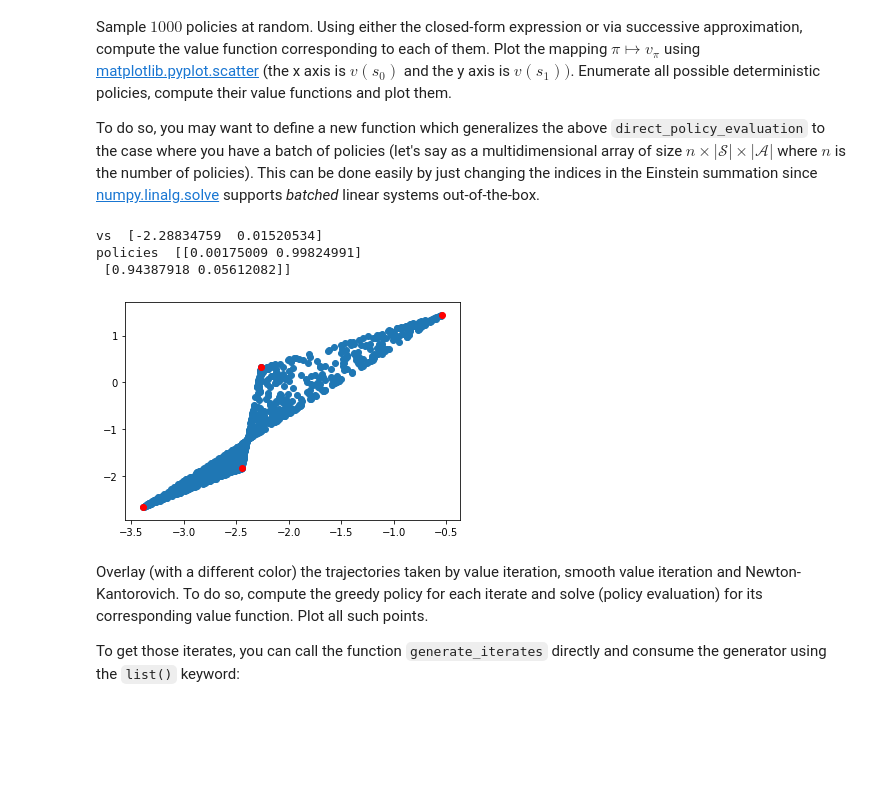
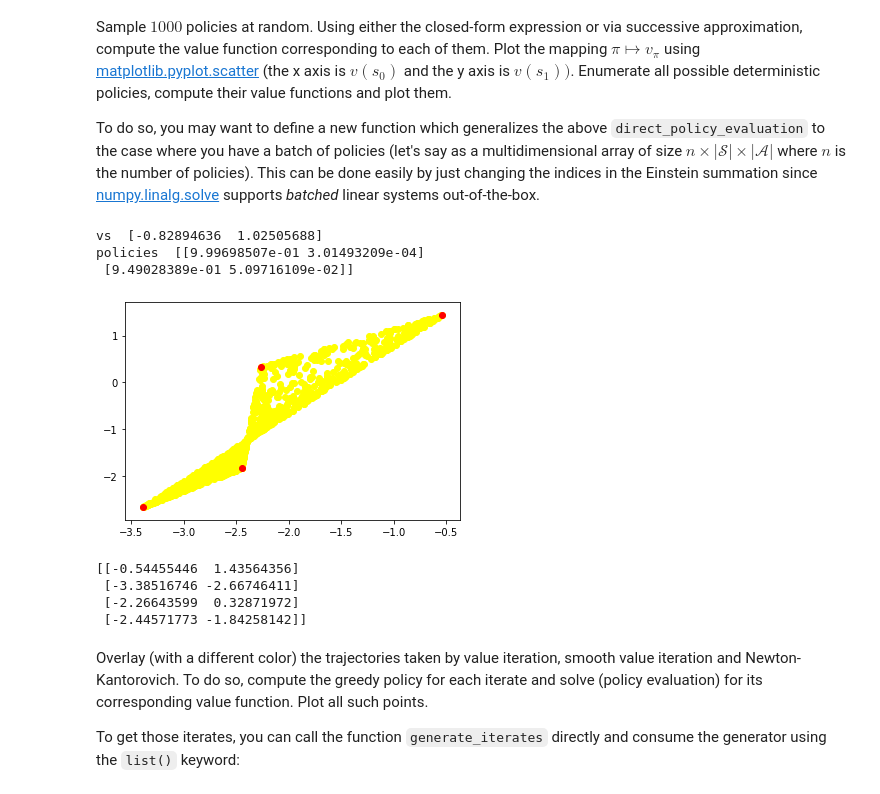
Before and after one commit to andreeadeac22/IFT6760H20, a Jupyter notebook: Copy_of_IFT6760_H20_A1_Template.ipynb, the cells around one changed output. Saved outputs shown, nothing was run; the diff lists cells and outputs as text; code cells hidden in the pictures; blank space fills up the shorter version.

```diff
--- a/Copy_of_IFT6760_H20_A1_Template.ipynb
+++ b/Copy_of_IFT6760_H20_A1_Template.ipynb
@@ -451,46 +409,49 @@ x = vs[:,0]
 y = vs[:,1]
 #xlim_min = min(x)
 #xlim_max = max(x)
-#print(xlim_min, xlim_max)
-
 #ylim_min = min(y)
 #ylim_max = max(y)
-#print(ylim_min, ylim_max)
-
 #eps = 1e-1
 #plt.xlim(xlim_min-eps, xlim_max+eps)
 #plt.ylim(ylim_min-eps, ylim_max+eps)
-plt.scatter(x, y)
+plt.scatter(x, y, c='yellow')
 
 def fill(all_lists, part_list, i):
   if i == nstates:
     all_lists.append(part_list)
   else:
     for j in range(nactions):
       cur_list = list(part_list)
       cur_list.append(j)
       fill(all_lists, cur_list, i + 1)
 
 deterministic_policies= []
 fill(deterministic_policies, [], 0)
 
 det_policies = []
 for pol in deterministic_policies:
   det_policies += [np.eye(P.shape[-1])[pol]]
 
 det_policies = np.stack(det_policies)
 
 det_vs = batch_policy_evaluation(*mdp, det_policies)
 det_x = det_vs[:,0]
 det_y = det_vs[:,1]
 
 plt.scatter(det_x, det_y, c='red')
 plt.show()
 # %% [output]
-vs  [-2.28834759  0.01520534]
-policies  [[0.00175009 0.99824991]
- [0.94387918 0.05612082]]
+vs  [-0.82894636  1.02505688]
+policies  [[9.99698507e-01 3.01493209e-04]
+ [9.49028389e-01 5.09716109e-02]]
-[figure, old version]
+[figure, new version]
+# %%
+print(det_vs)
+# %% [output]
+[[-0.54455446  1.43564356]
+ [-3.38516746 -2.66746411]
+ [-2.26643599  0.32871972]
+ [-2.44571773 -1.84258142]]
 # %% [markdown]
 Overlay (with a different color) the trajectories taken by value iteration, smooth value iteration and Newton-Kantorovich. To do so, compute the greedy policy for each iterate and solve (policy evaluation) for its corresponding value function. Plot all such points.
 
```
Also changed, not shown: parts of 17 cells of this notebook.
